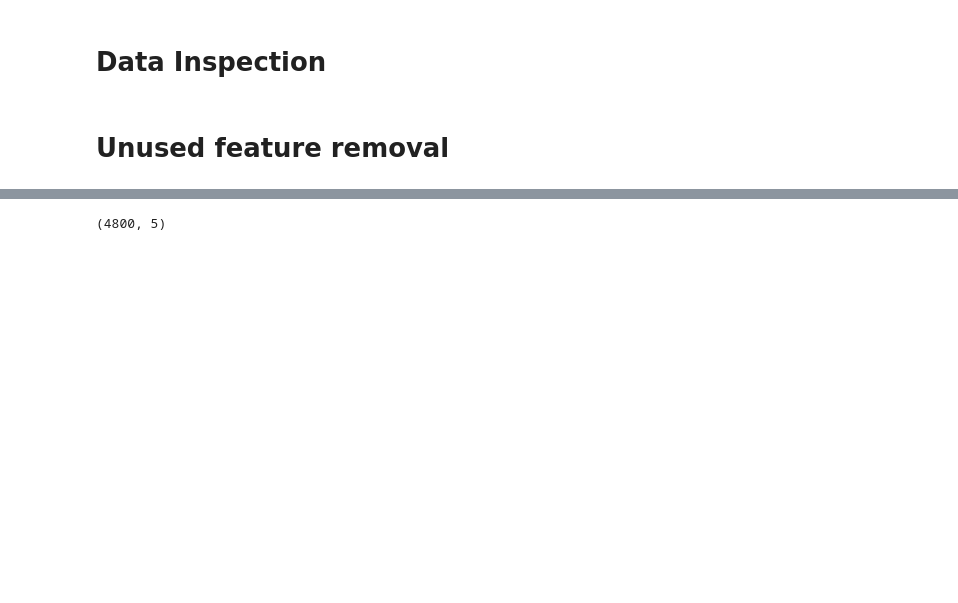
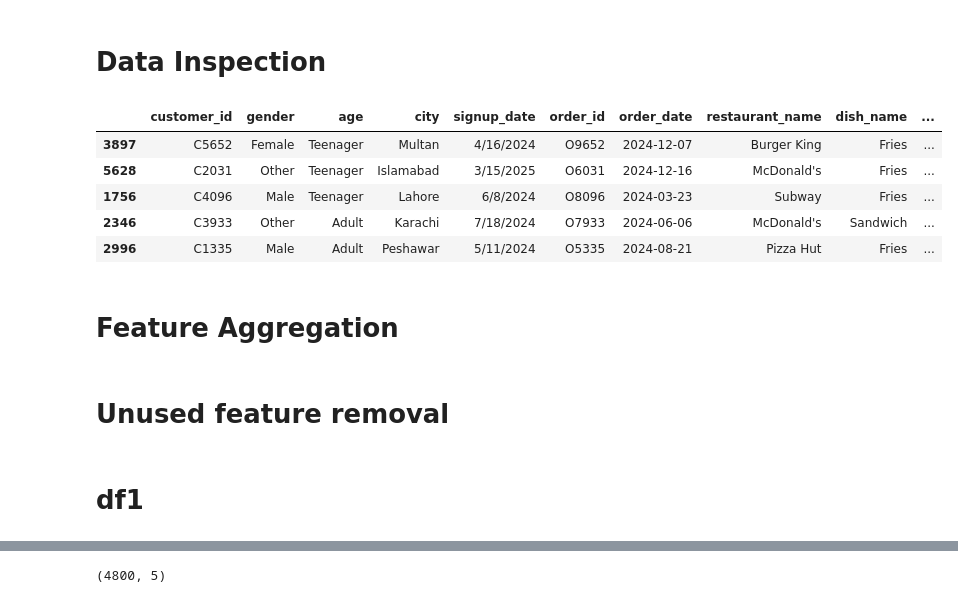
Before and after one commit to YesuDesu21/Foodpanda-Churn-Detection, a Jupyter notebook: notebooks/feature_engineering.ipynb, the cells around one changed output, grey strips where cells are left out. Saved outputs shown, nothing was run; the diff lists cells and outputs as text; code cells hidden in the pictures; blank space fills up the shorter version.

```diff
--- a/notebooks/feature_engineering.ipynb
+++ b/notebooks/feature_engineering.ipynb
@@ -5,3 +5,14 @@ import pandas as pd
 import numpy as np
 # %%
 df = pd.read_pickle('../data/processed/train.pkl')
+# %%
+df.head(5)
+# %% [output]
+|  | customer_id | gender | age | city | signup_date | order_id | order_date | restaurant_name | dish_name | ... |
+| 3897 | C5652 | Female | Teenager | Multan | 4/16/2024 | O9652 | 2024-12-07 | Burger King | Fries | ... |
+| 5628 | C2031 | Other | Teenager | Islamabad | 3/15/2025 | O6031 | 2024-12-16 | McDonald's | Fries | ... |
+| 1756 | C4096 | Male | Teenager | Lahore | 6/8/2024 | O8096 | 2024-03-23 | Subway | Fries | ... |
+| 2346 | C3933 | Other | Adult | Karachi | 7/18/2024 | O7933 | 2024-06-06 | McDonald's | Sandwich | ... |
+| 2996 | C1335 | Male | Adult | Peshawar | 5/11/2024 | O5335 | 2024-08-21 | Pizza Hut | Fries | ... |
+# %% [markdown]
+# Feature Aggregation
@@ -8,3 +23,5 @@ df = pd.read_pickle('../data/processed/train.pkl')
 # %% [markdown]
 # Unused feature removal
+# %% [markdown]
+# df1
 # %%
```
Also changed, not shown: parts of 10 cells of this notebook, 8 other files.
